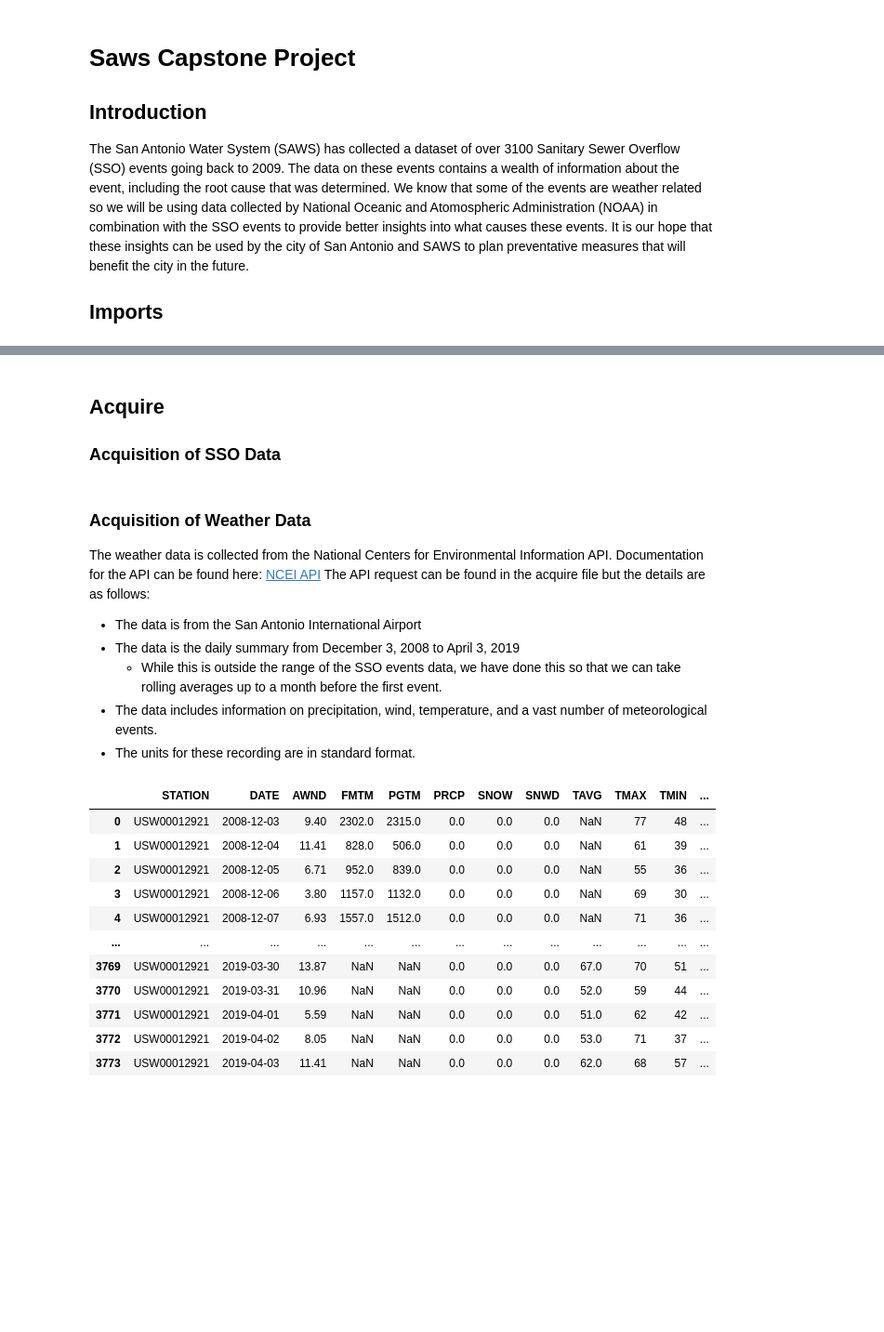
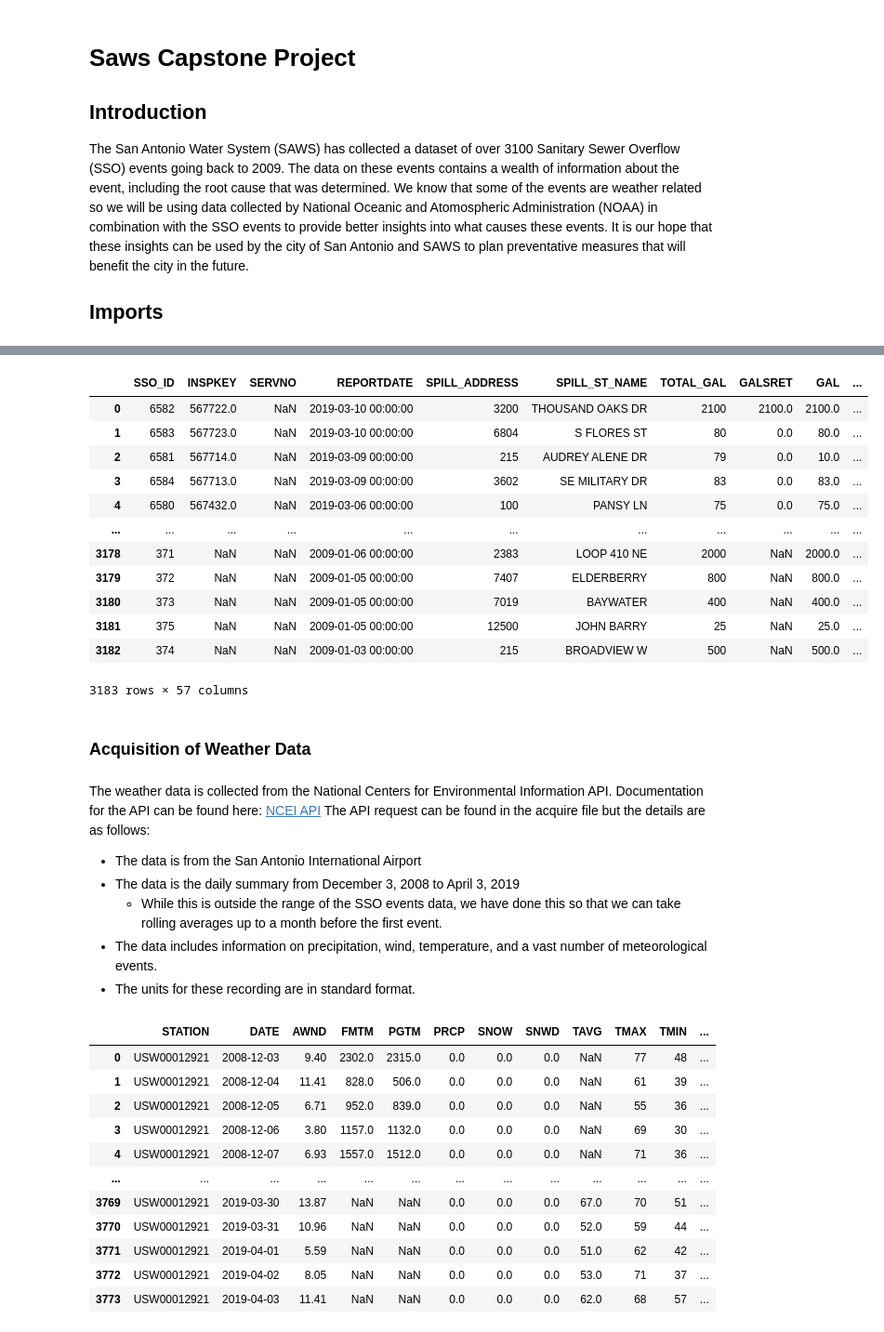
Before and after one commit to we-came-we-SAWS-we-conquered/saws-capstone-project, a Jupyter notebook: ryan-repo/saws_capstone_project.ipynb, the cells around one changed output, grey strips where cells are left out. Shown at 93% size. Drawn from its saved outputs; the diff is of its cells as text; code cells hidden in the pictures; blank space fills up the shorter version.

```diff
--- a/ryan-repo/saws_capstone_project.ipynb
+++ b/ryan-repo/saws_capstone_project.ipynb
@@ -24,10 +48,23 @@ import preprocessing
+# %%
+sso = acquire.acquire_sso()
+sso
+# %% [output]
+|  | SSO_ID | INSPKEY | SERVNO | REPORTDATE | SPILL_ADDRESS | SPILL_ST_NAME | TOTAL_GAL | GALSRET | GAL | ... |
+| 0 | 6582 | 567722.0 | NaN | 2019-03-10 00:00:00 | 3200 | THOUSAND OAKS DR | 2100 | 2100.0 | 2100.0 | ... |
+| 1 | 6583 | 567723.0 | NaN | 2019-03-10 00:00:00 | 6804 | S FLORES ST | 80 | 0.0 | 80.0 | ... |
+| 2 | 6581 | 567714.0 | NaN | 2019-03-09 00:00:00 | 215 | AUDREY ALENE DR | 79 | 0.0 | 10.0 | ... |
+| 3 | 6584 | 567713.0 | NaN | 2019-03-09 00:00:00 | 3602 | SE MILITARY DR | 83 | 0.0 | 83.0 | ... |
+| 4 | 6580 | 567432.0 | NaN | 2019-03-06 00:00:00 | 100 | PANSY LN | 75 | 0.0 | 75.0 | ... |
+| ... | ... | ... | ... | ... | ... | ... | ... | ... | ... | ... |
+| 3178 | 371 | NaN | NaN | 2009-01-06 00:00:00 | 2383 | LOOP 410 NE | 2000 | NaN | 2000.0 | ... |
+| 3179 | 372 | NaN | NaN | 2009-01-05 00:00:00 | 7407 | ELDERBERRY | 800 | NaN | 800.0 | ... |
+| 3180 | 373 | NaN | NaN | 2009-01-05 00:00:00 | 7019 | BAYWATER | 400 | NaN | 400.0 | ... |
+| 3181 | 375 | NaN | NaN | 2009-01-05 00:00:00 | 12500 | JOHN BARRY | 25 | NaN | 25.0 | ... |
+| 3182 | 374 | NaN | NaN | 2009-01-03 00:00:00 | 215 | BROADVIEW W | 500 | NaN | 500.0 | ... |
+3183 rows × 57 columns
 # %% [markdown]
-## Acquire
-
-### Acquisition of SSO Data
+### Acquisition of Weather Data
 # %% [markdown]
-### Acquisition of Weather Data
-
 The weather data is collected from the National Centers for Environmental Information API. Documentation for the API can be found here: [NCEI API](https://www.ncei.noaa.gov/support/access-data-service-api-user-documentation)
 The API request can be found in the acquire file but the details are as follows:
 * The data is from the San Antonio International Airport
```
Also changed, not shown: parts of 13 cells of this notebook.
